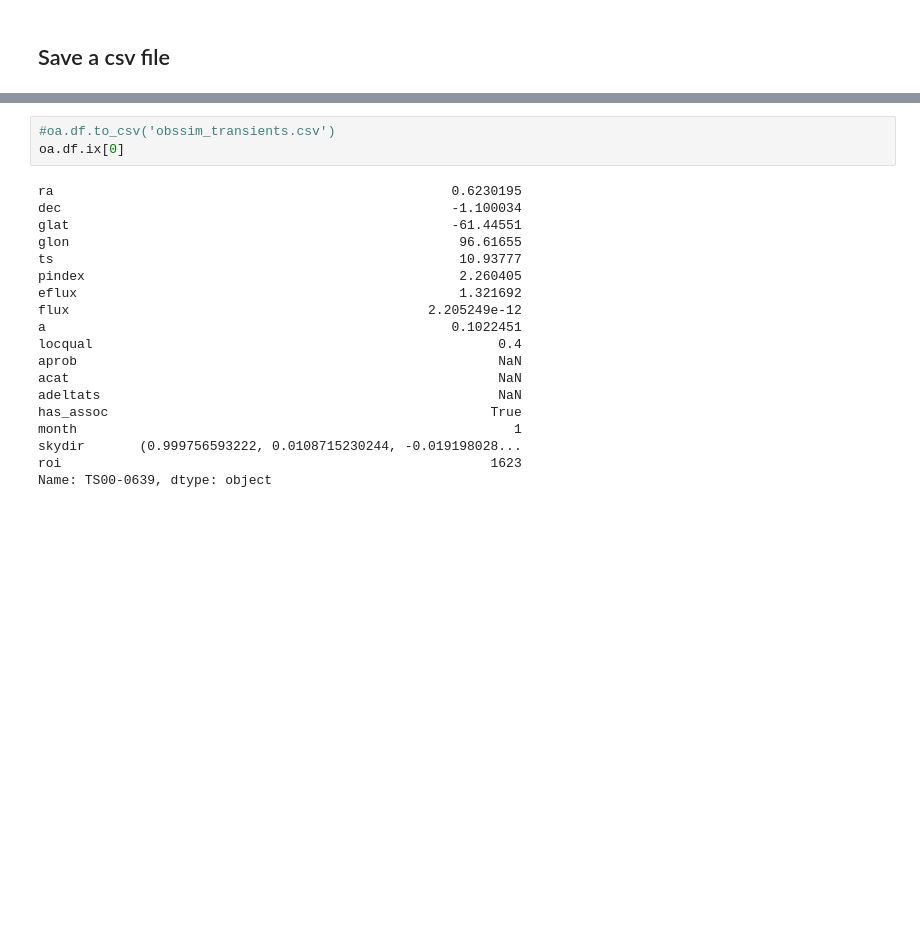
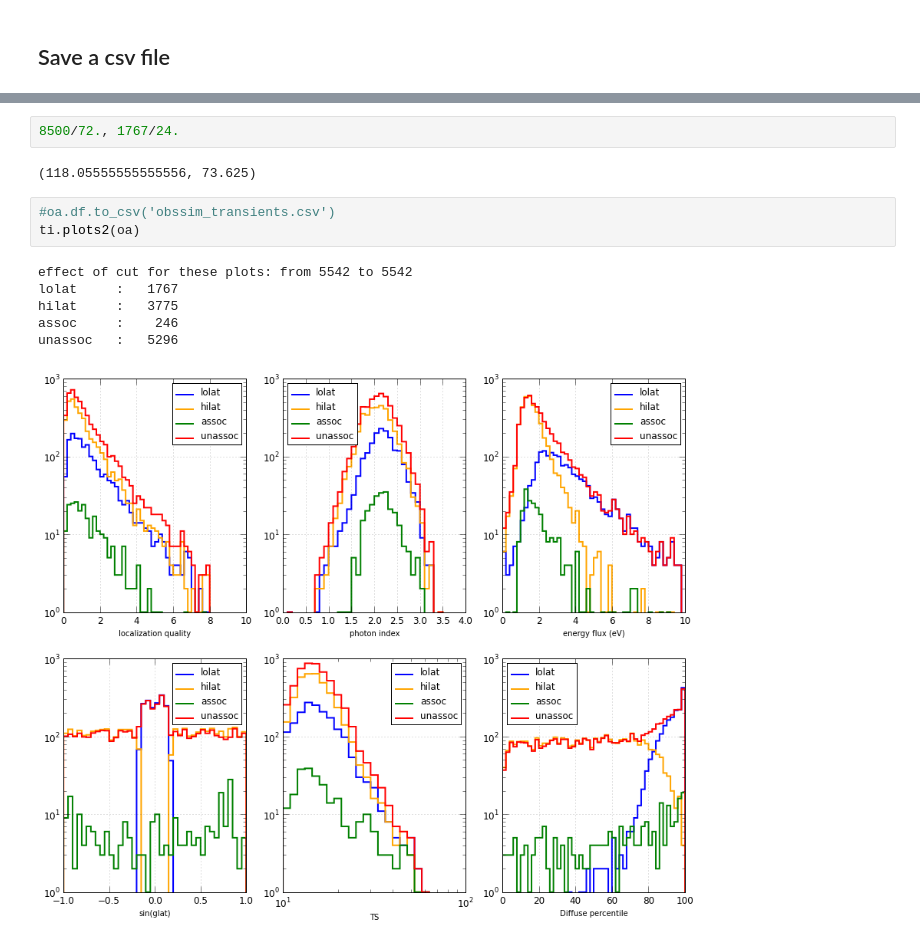
Before and after one commit to tburnett/Fermi-LAT, a Jupyter notebook: transients/Obssim Analysis.ipynb, the cells around one changed output, grey strips where cells are left out. Saved outputs shown, nothing was run; the diff lists cells and outputs as text; blank space fills up the shorter version.

```diff
--- a/transients/Obssim Analysis.ipynb
+++ b/transients/Obssim Analysis.ipynb
@@ -68,22 +94,14 @@ Obssim months found: 15, 3507 sources
+# %%
+8500/72., 1767/24.
+# %% [output]
+(118.05555555555556, 73.625)
 # %%
 #oa.df.to_csv('obssim_transients.csv')
-oa.df.ix[0]
+ti.plots2(oa)
 # %% [output]
-ra                                                   0.6230195
-dec                                                  -1.100034
-glat                                                 -61.44551
-glon                                                  96.61655
-ts                                                    10.93777
-pindex                                                2.260405
-eflux                                                 1.321692
-flux                                              2.205249e-12
-a                                                    0.1022451
-locqual                                                    0.4
-aprob                                                      NaN
-acat                                                       NaN
-adeltats                                                   NaN
-has_assoc                                                 True
-month                                                        1
-skydir       (0.999756593222, 0.0108715230244, -0.019198028...
-roi                                                       1623
-Name: TS00-0639, dtype: object
+effect of cut for these plots: from 5542 to 5542
+lolat     :   1767
+hilat     :   3775
+assoc     :    246
+unassoc   :   5296
+[figure, added]
```
Also changed, not shown: parts of 27 cells of this notebook.
